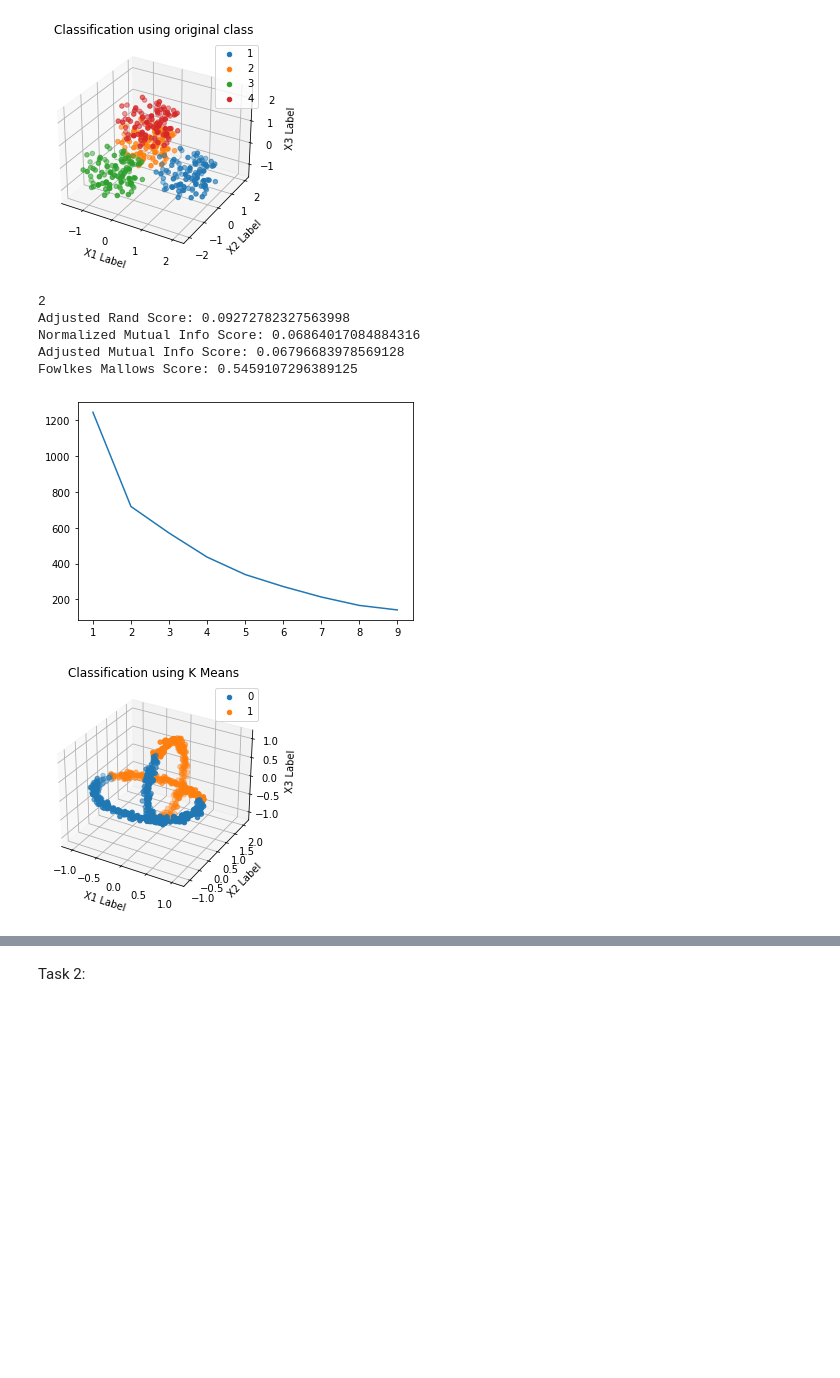
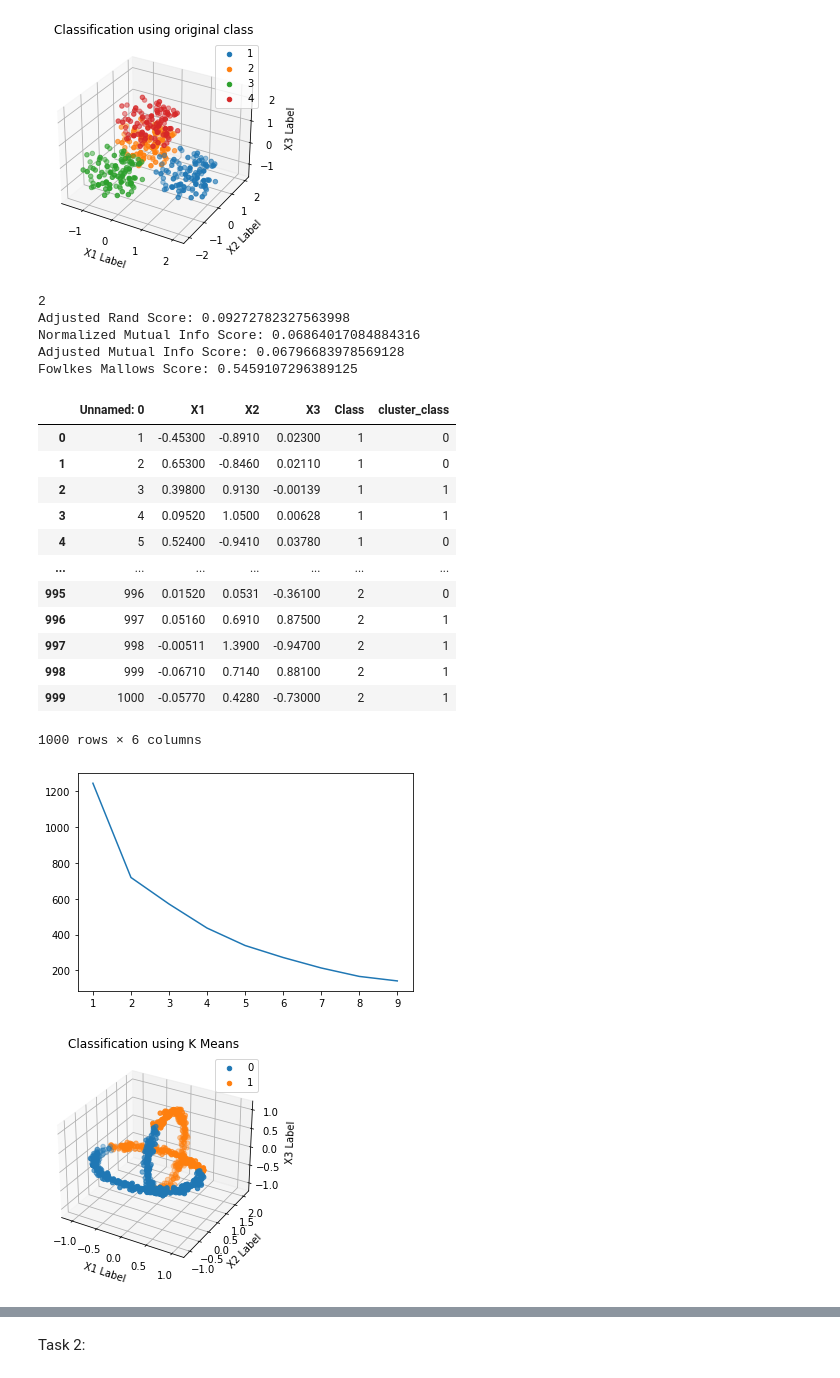
Before and after one commit to glazedonut/IEClusteingAnalysisProject, a Jupyter notebook: report.ipynb, the cells around one changed output, grey strips where cells are left out. Drawn from its saved outputs; the diff is of its cells as text; code cells hidden in the pictures; blank space fills up the shorter version.

```diff
--- a/report.ipynb
+++ b/report.ipynb
@@ -110,14 +135,26 @@ Fowlkes Mallows Score: 1.0
 [figure]
 [figure]
 # %%
-data4=create_K_meanselbow_task1("data/data4.csv")
-create_3dscatter(data4)
+create_K_meanselbow_task1("data/data4.csv")
 # %% [output]
 2
 Adjusted Rand Score: 0.09272782327563998
 Normalized Mutual Info Score: 0.06864017084884316
 Adjusted Mutual Info Score: 0.06796683978569128
 Fowlkes Mallows Score: 0.5459107296389125
+|  | Unnamed: 0 | X1 | X2 | X3 | Class | cluster_class |
+| 0 | 1 | -0.45300 | -0.8910 | 0.02300 | 1 | 0 |
+| 1 | 2 | 0.65300 | -0.8460 | 0.02110 | 1 | 0 |
+| 2 | 3 | 0.39800 | 0.9130 | -0.00139 | 1 | 1 |
+| 3 | 4 | 0.09520 | 1.0500 | 0.00628 | 1 | 1 |
+| 4 | 5 | 0.52400 | -0.9410 | 0.03780 | 1 | 0 |
+| ... | ... | ... | ... | ... | ... | ... |
+| 995 | 996 | 0.01520 | 0.0531 | -0.36100 | 2 | 0 |
+| 996 | 997 | 0.05160 | 0.6910 | 0.87500 | 2 | 1 |
+| 997 | 998 | -0.00511 | 1.3900 | -0.94700 | 2 | 1 |
+| 998 | 999 | -0.06710 | 0.7140 | 0.88100 | 2 | 1 |
+| 999 | 1000 | -0.05770 | 0.4280 | -0.73000 | 2 | 1 |
+1000 rows × 6 columns
 [figure]
 [figure]
 [figure]
```
Also changed, not shown: parts of 6 cells of this notebook.
